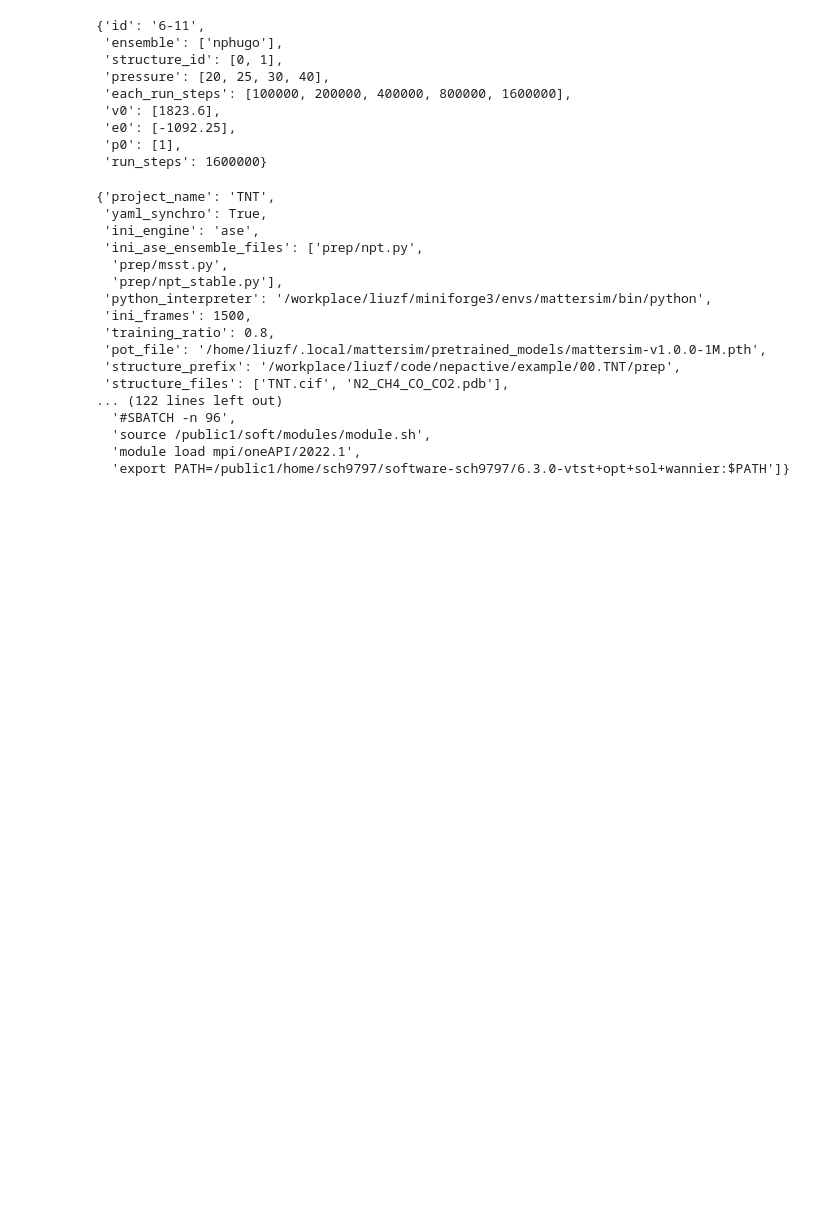
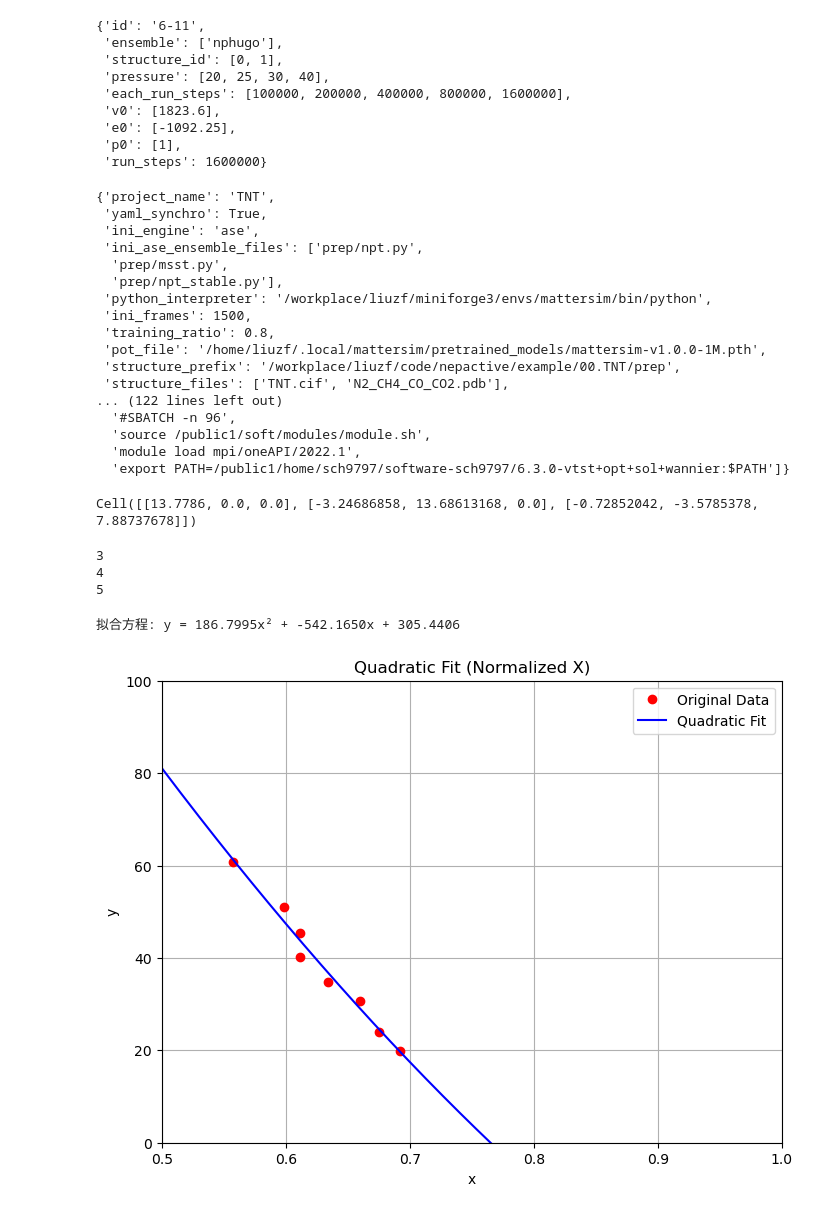
Before and after one commit to Pdeedee/nepactive, a Jupyter notebook: test.ipynb, the cells around one changed output. Saved outputs shown, nothing was run; the diff lists cells and outputs as text; code cells hidden in the pictures; blank space fills up the shorter version.

```diff
--- a/test.ipynb
+++ b/test.ipynb
@@ -235,3 +235,55 @@ data
   'source /public1/soft/modules/module.sh',
   'module load mpi/oneAPI/2022.1',
   'export PATH=/public1/home/sch9797/software-sch9797/6.3.0-vtst+opt+sol+wannier:$PATH']}
+# %%
+from ase.io import read,write
+atoms = read("/workplace/liuzf/code/nepactive/example/stable/15structure/9.nepactive/POSCAR")
+atoms.get_cell(complete=True)
+# %% [output]
+Cell([[13.7786, 0.0, 0.0], [-3.24686858, 13.68613168, 0.0], [-0.72852042, -3.5785378, 7.88737678]])
+# %%
+for i in range(3,6,1):
+    print(i)
+# %% [output]
+3
+4
+5
+# %%
+import numpy as np
+import matplotlib.pyplot as plt
+
+# 更新后的数据
+x = np.array([0.69181597, 0.67528677, 0.65990662, 0.63425764,
+              0.61163317, 0.61134261, 0.59841906, 0.5573305])
+y = np.array([19.84, 24.03, 30.58, 34.87, 40.1 , 45.48, 51.13, 60.68])
+
+
+# 拟合二次方程
+coeffs = np.polyfit(x, y, 2)  # 得到 a, b, c
+poly = np.poly1d(coeffs)
+
+# 打印拟合方程
+print("拟合方程: y = {:.4f}x² + {:.4f}x + {:.4f}".format(*coeffs))
+
+# 生成拟合曲线用的数据
+x_fit = np.linspace(0.5, 1, 500)
+y_fit = poly(x_fit)
+
+# 绘图
+plt.figure(figsize=(8, 6))
+plt.plot(x, y, 'ro', label='Original Data')       # 原始数据点
+plt.plot(x_fit, y_fit, 'b-', label='Quadratic Fit')  # 拟合曲线
+
+# 设置坐标轴范围
+plt.xlim(0.5, 1)
+plt.ylim(0, 100)
+
+plt.xlabel('x')
+plt.ylabel('y')
+plt.title('Quadratic Fit (Normalized X)')
+plt.legend()
+plt.grid(True)
+plt.show()
+# %% [output]
+拟合方程: y = 186.7995x² + -542.1650x + 305.4406
+[figure, added]
```
Also changed, not shown: 14 other files.
